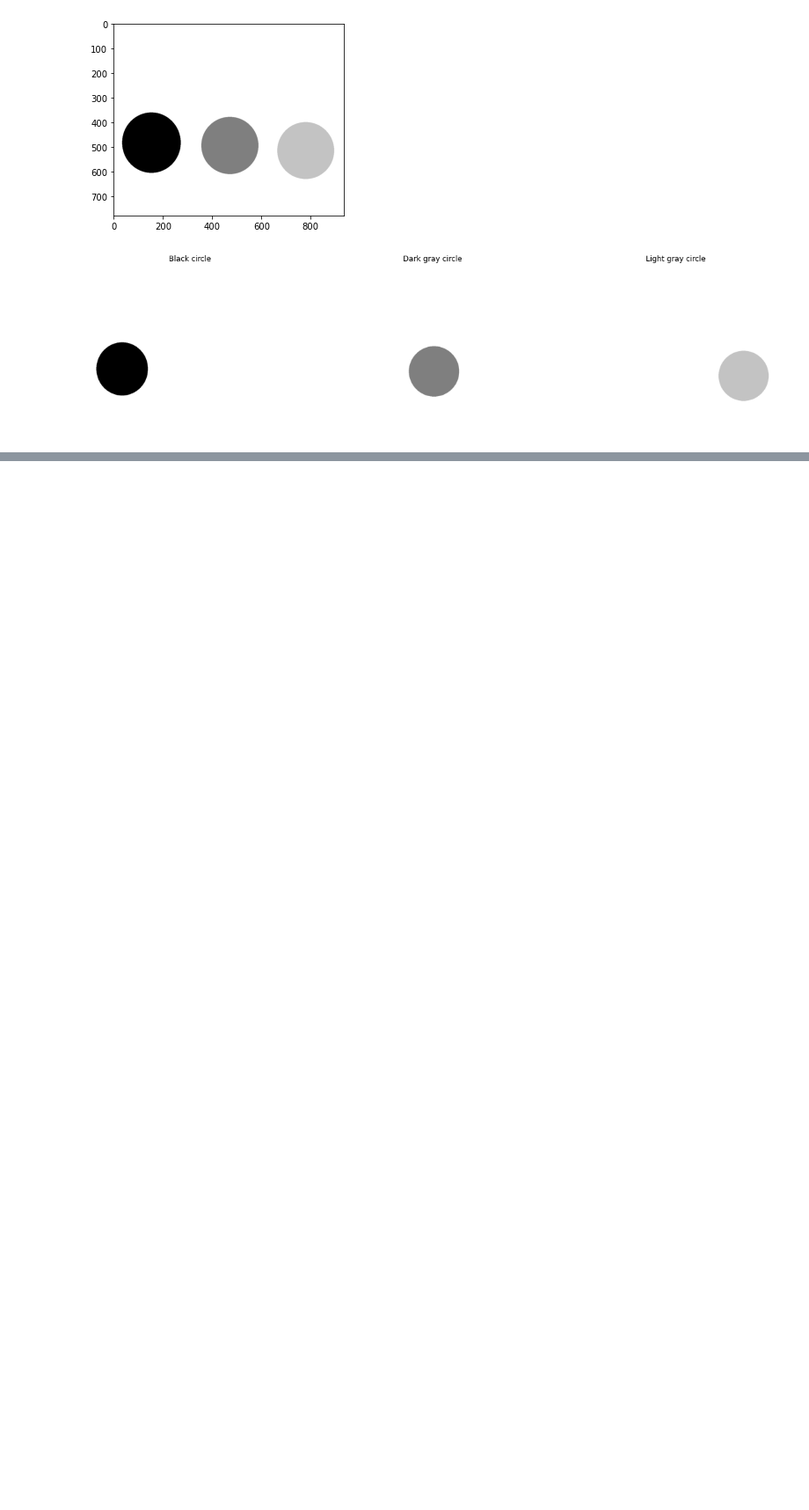
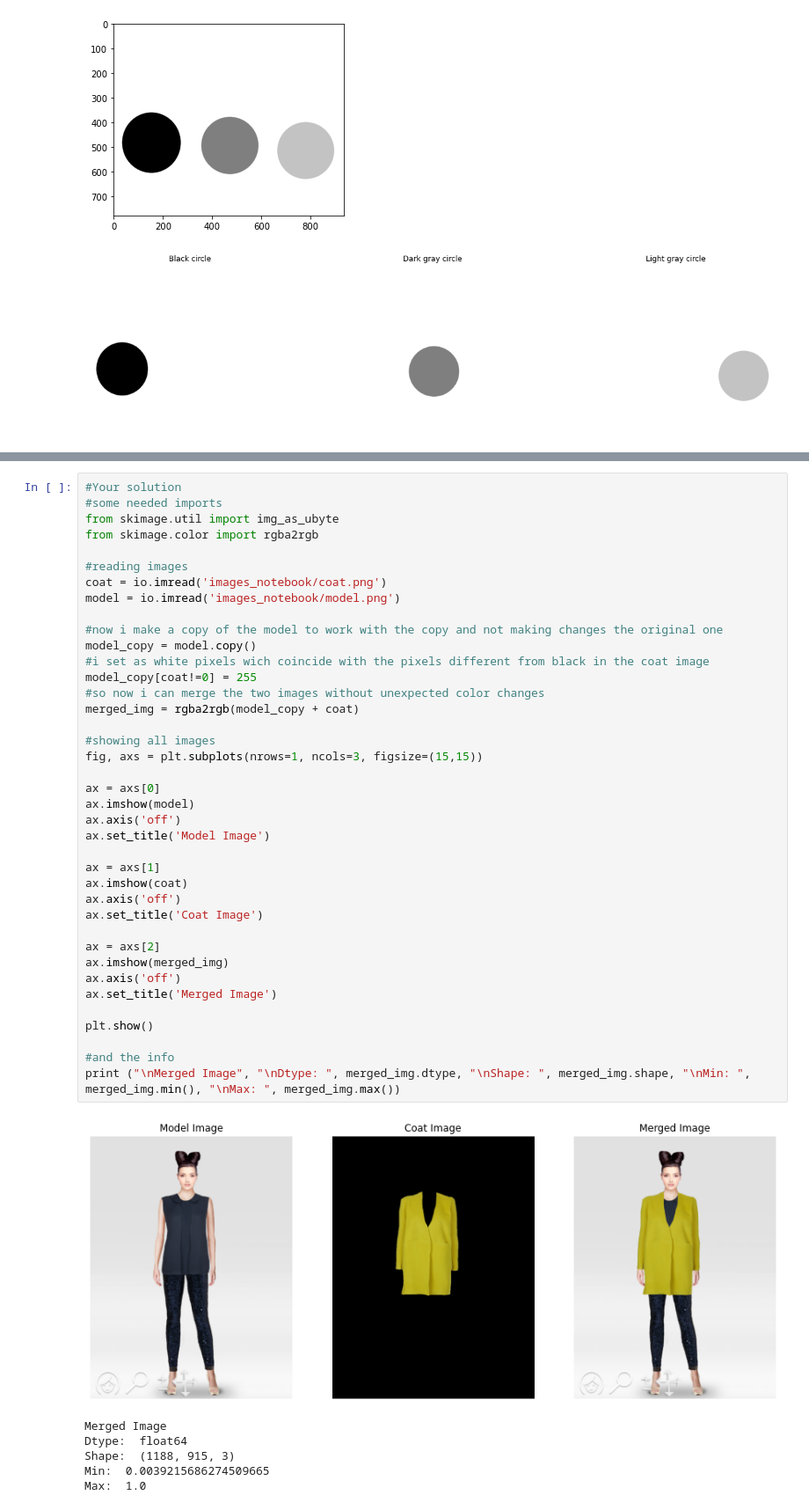
Before and after one commit to mariapepu/VA, a Jupyter notebook: p1/p1_2022_23.ipynb, the cells around one changed output, grey strips where cells are left out. Shown at 88% size. Drawn from its saved outputs; the diff is of its cells as text; blank space fills up the shorter version.

```diff
--- a/p1/p1_2022_23.ipynb
+++ b/p1/p1_2022_23.ipynb
@@ -471,0 +436,46 @@ Max:  1.0
+# %%
+#Your solution
+#some needed imports
+from skimage.util import img_as_ubyte
+from skimage.color import rgba2rgb
+
+#reading images
+coat = io.imread('images_notebook/coat.png')
+model = io.imread('images_notebook/model.png')
+
+#now i make a copy of the model to work with the copy and not making changes the original one
+model_copy = model.copy()
+#i set as white pixels wich coincide with the pixels different from black in the coat image
+model_copy[coat!=0] = 255
+#so now i can merge the two images without unexpected color changes
+merged_img = rgba2rgb(model_copy + coat)
+
+#showing all images
+fig, axs = plt.subplots(nrows=1, ncols=3, figsize=(15,15))
+
+ax = axs[0]
+ax.imshow(model)
+ax.axis('off')
+ax.set_title('Model Image')
+
+ax = axs[1]
+ax.imshow(coat)
+ax.axis('off')
+ax.set_title('Coat Image')
+
+ax = axs[2]
+ax.imshow(merged_img)
+ax.axis('off')
+ax.set_title('Merged Image')
+
+plt.show()
+
+#and the info
+print ("\nMerged Image", "\nDtype: ", merged_img.dtype, "\nShape: ", merged_img.shape, "\nMin: ", merged_img.min(), "\nMax: ", merged_img.max())
+# %% [output]
+[figure, added]
+Merged Image
+Dtype:  float64
+Shape:  (1188, 915, 3)
+Min:  0.0039215686274509665
+Max:  1.0
```
Also changed, not shown: parts of 4 cells of this notebook, 1 other file.
